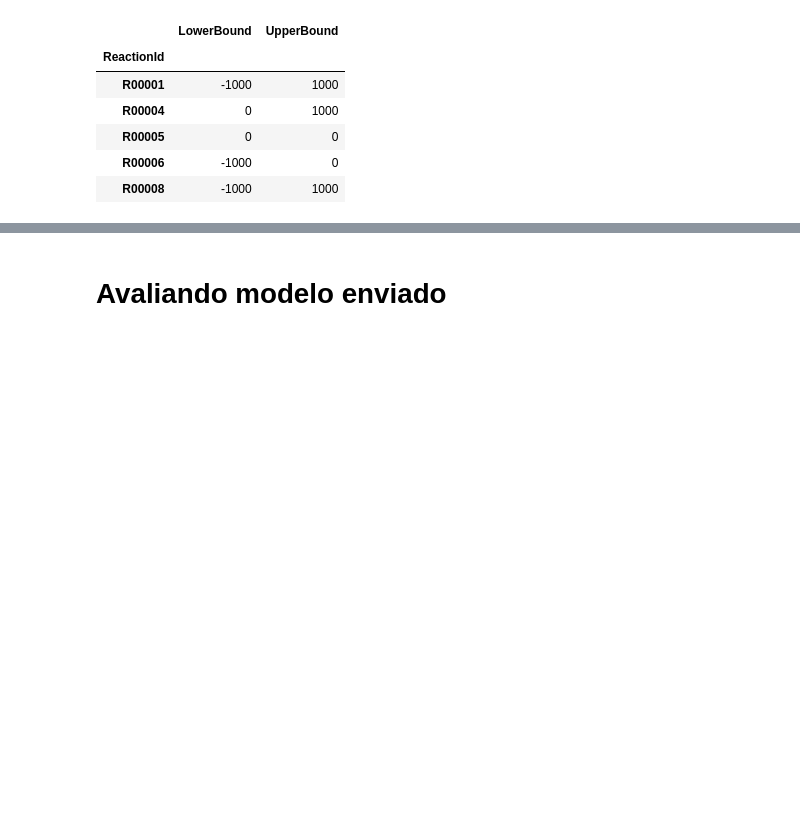
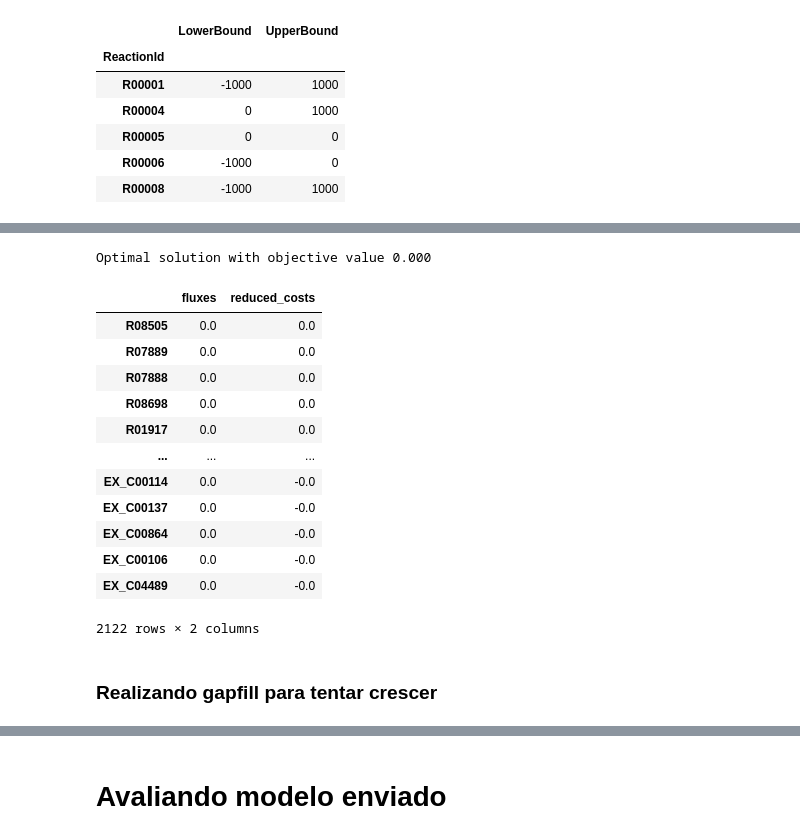
Before and after one commit to tamascogustavo/projeto_henrique, a Jupyter notebook: model_eval.ipynb, the cells around one changed output, grey strips where cells are left out. Cells and saved outputs as stored; diff of their text form; code cells hidden in the pictures; blank space fills up the shorter version.

```diff
--- a/model_eval.ipynb
+++ b/model_eval.ipynb
@@ -207,0 +217,7 @@ Consuming Reactions
+# %%
+media = paper_media_df[["KEGG compound", "Coefficient"]].set_index("KEGG compound")
+# precisa adicionar eles depois
+media = (
+    media.drop(["C00023", "C00238", "C01330", "C11339"]).to_dict().get("Coefficient")
+)
+media
@@ -207,0 +241,13 @@ Consuming Reactions
+# %%
+for cpd, coef in media.items():
+    exchange_rxn = Reaction(f"EX_{cpd}")
+    exchange_rxn.name = f"{cpd} exchange"
+    exchange_rxn.subsystem = "Exchange reactions"
+    exchange_rxn.bounds = (-coef, -coef)
+    # Adiciona o metabólito ao modelo
+    metabolite = model.metabolites.get_by_id(cpd)
+    exchange_rxn.add_metabolites({metabolite: coef})
+    model.add_reactions([exchange_rxn])
+# %%
+ex_media = {f"EX_{k}": v for k, v in media.items()}
+ex_media
@@ -207,0 +269,3 @@ Consuming Reactions
+# %%
+model.medium = ex_media
+model.medium
@@ -207,0 +289,19 @@ Consuming Reactions
+# %%
+model.optimize()
+# %% [output]
+Optimal solution with objective value 0.000
+|  | fluxes | reduced_costs |
+| R08505 | 0.0 | 0.0 |
+| R07889 | 0.0 | 0.0 |
+| R07888 | 0.0 | 0.0 |
+| R08698 | 0.0 | 0.0 |
+| R01917 | 0.0 | 0.0 |
+| ... | ... | ... |
+| EX_C00114 | 0.0 | -0.0 |
+| EX_C00137 | 0.0 | -0.0 |
+| EX_C00864 | 0.0 | -0.0 |
+| EX_C00106 | 0.0 | -0.0 |
+| EX_C04489 | 0.0 | -0.0 |
+2122 rows × 2 columns
+# %% [markdown]
+### Realizando gapfill para tentar crescer
```
Also changed, not shown: parts of 15 cells of this notebook, 2 other files.
